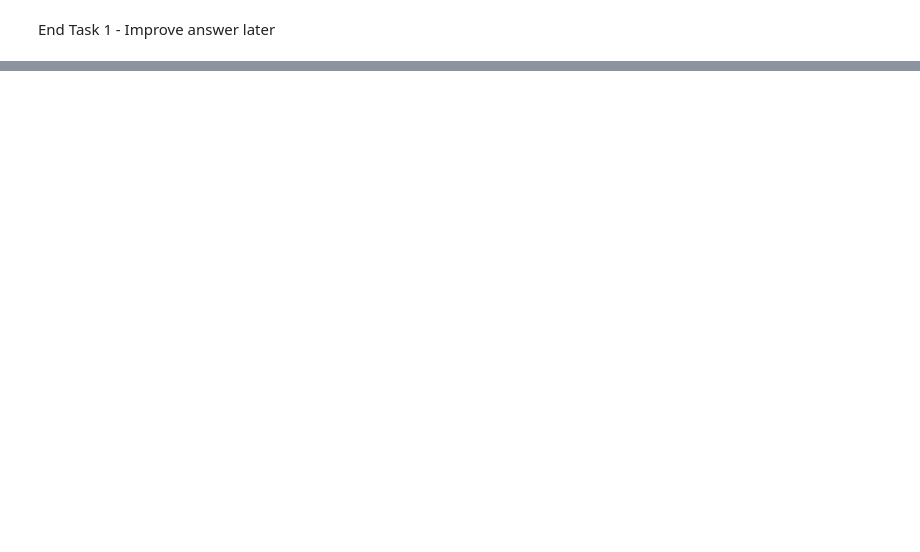
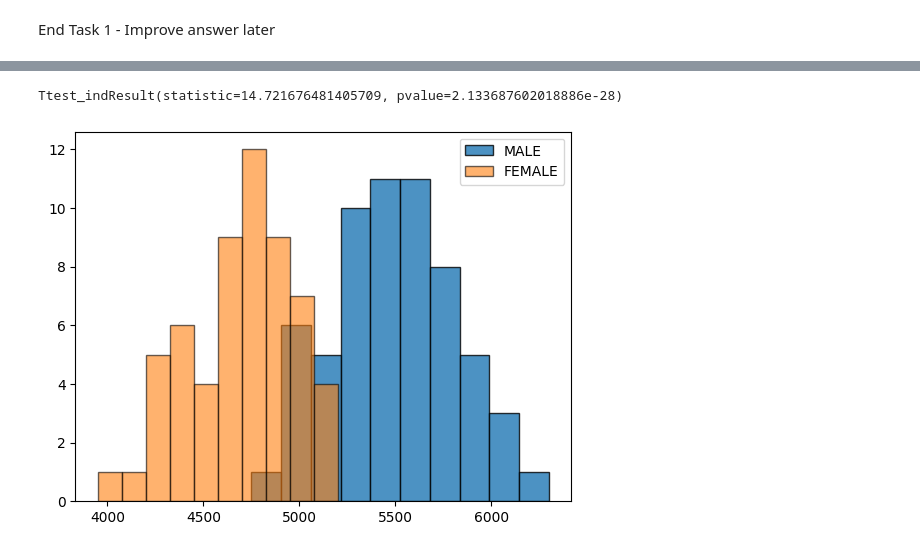
Before and after one commit to RochejamieGMIT/MachineLearning, a Jupyter notebook: tasks.ipynb, the cells around one changed output, grey strips where cells are left out. Cells and saved outputs as stored; diff of their text form; code cells hidden in the pictures; blank space fills up the shorter version.

```diff
--- a/tasks.ipynb
+++ b/tasks.ipynb
@@ -52,0 +218,7 @@ End Task 1 - Improve answer later
+# %%
+#read url https://bobbyhadz.com/blog/read-csv-file-from-url-using-python
+url = "https://raw.githubusercontent.com/mwaskom/seaborn-data/master/penguins.csv"
+
+df = pd.read_csv(url,sep=',',encoding='utf-8',)
+
+df
@@ -52,0 +239,6 @@ End Task 1 - Improve answer later
+# %%
+allGentoo = df[df["species"]=="Gentoo"]
+# %%
+sample_a = allGentoo[allGentoo["sex"]=="MALE"]["body_mass_g"].to_numpy()
+
+sample_a
@@ -52,0 +253,4 @@ End Task 1 - Improve answer later
+# %%
+sample_b = allGentoo[allGentoo["sex"]=="FEMALE"]["body_mass_g"].to_numpy()
+
+sample_b
@@ -52,0 +265,12 @@ End Task 1 - Improve answer later
+# %%
+ss.ttest_ind(sample_a,sample_b)
+# %% [output]
+Ttest_indResult(statistic=14.721676481405709, pvalue=2.133687602018886e-28)
+# %%
+# https://www.geeksforgeeks.org/how-to-plot-two-histograms-together-in-matplotlib/
+plt.hist(sample_a, label="MALE",alpha=.8,edgecolor="Black")
+plt.hist(sample_b,label="FEMALE",alpha=.6,edgecolor="Black")
+plt.legend()
+plt.show()
+# %% [output]
+[figure, added]
```
Also changed, not shown: parts of 21 cells of this notebook, 1 other file.
